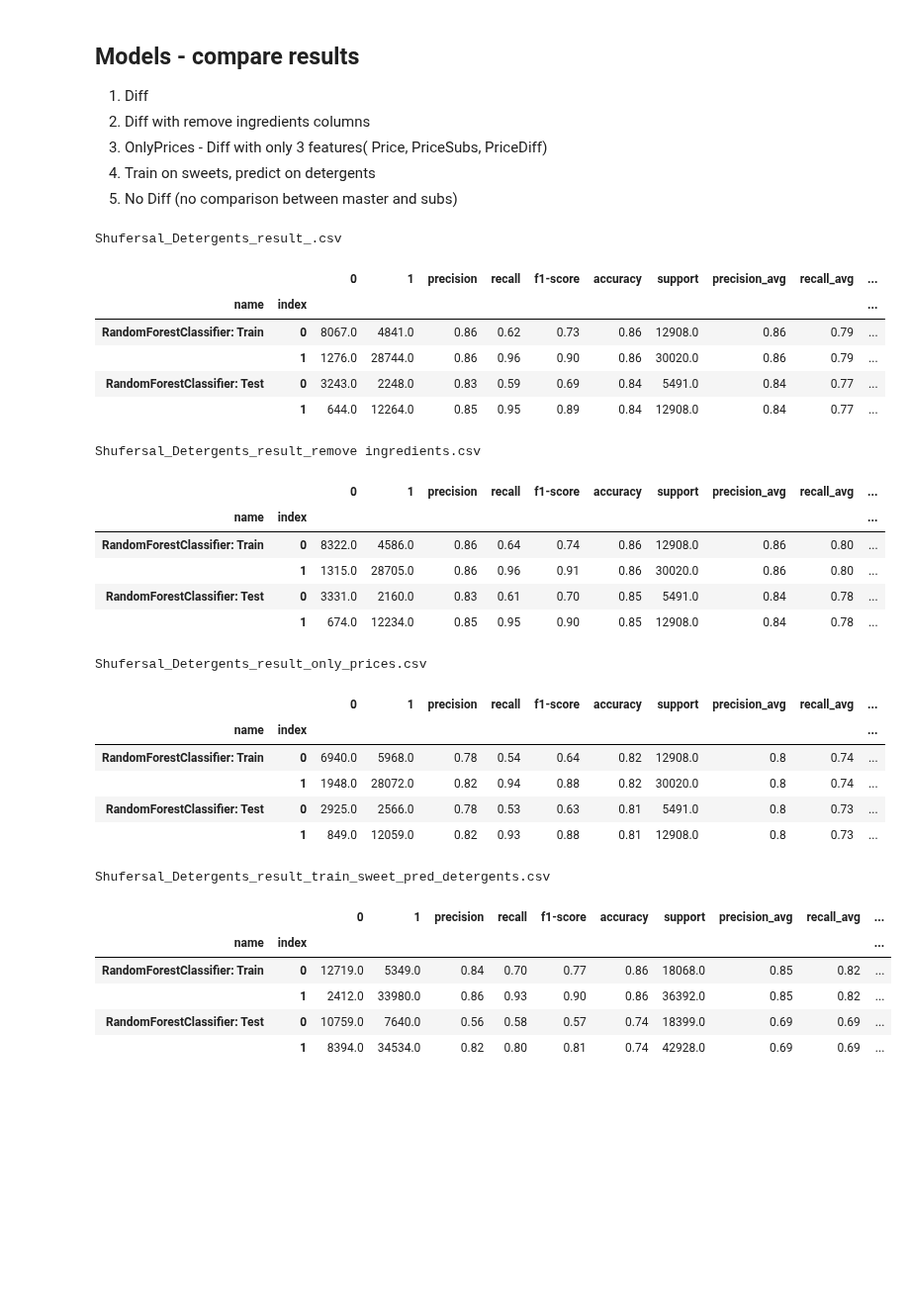
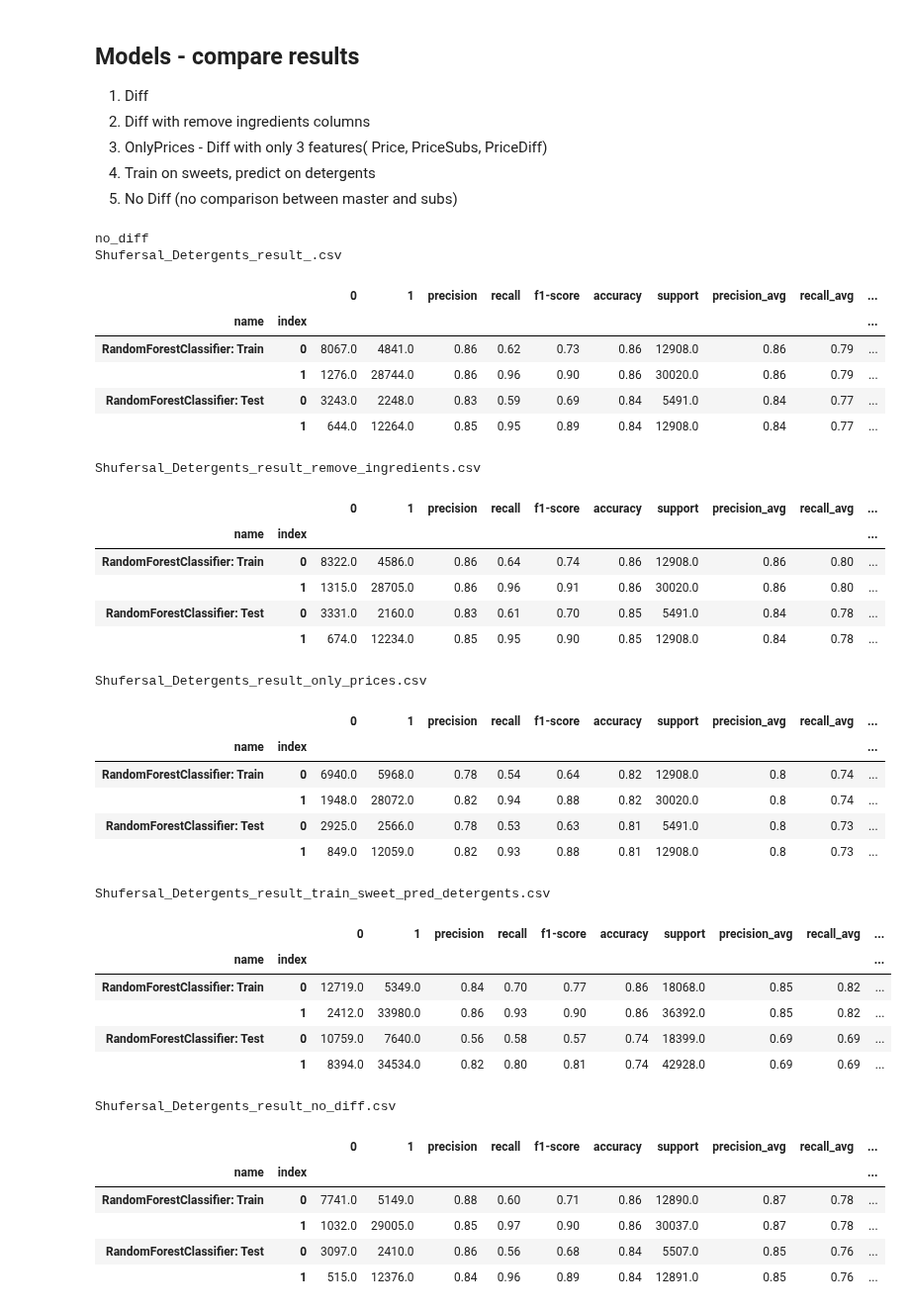
Before and after one commit to DanielKorenDataScience/ClassificationProject, a Jupyter notebook: Classification_Project_Shufersal_Detergents.ipynb, the cells around one changed output. Shown at 99% size. Drawn from its saved outputs; the diff is of its cells as text; code cells hidden in the pictures; blank space fills up the shorter version.

```diff
--- a/Classification_Project_Shufersal_Detergents.ipynb
+++ b/Classification_Project_Shufersal_Detergents.ipynb
@@ -566,8 +552,8 @@ def read_results(id='', disp=True, full=False):
     df = pd.read_csv(fname)
   except:
     try:
-      get_raw(fname, 'Results/')
-      df = pd.read_csv(fname)
+      df = get_raw(fname, 'Results/')
+#      df = pd.read_csv(fname)
     except:
       p('No data')
       return
@@ -581,37 +567,45 @@ def read_results(id='', disp=True, full=False):
 # %%
 p(id)
 read_results()
-read_results('remove ingredients')
+read_results('remove_ingredients')
 read_results('only_prices')
 read_results('train_sweet_pred_detergents')
-read_results('no diff')
+read_results('no_diff')
 p()
 # %% [output]
+no_diff
 Shufersal_Detergents_result_.csv
 |  |  | 0 | 1 | precision | recall | f1-score | accuracy | support | precision_avg | recall_avg | ... |
 | name | index |  |  |  |  |  |  |  |  |  | ... |
 | RandomForestClassifier: Train | 0 | 8067.0 | 4841.0 | 0.86 | 0.62 | 0.73 | 0.86 | 12908.0 | 0.86 | 0.79 | ... |
 |  | 1 | 1276.0 | 28744.0 | 0.86 | 0.96 | 0.90 | 0.86 | 30020.0 | 0.86 | 0.79 | ... |
 | RandomForestClassifier: Test | 0 | 3243.0 | 2248.0 | 0.83 | 0.59 | 0.69 | 0.84 | 5491.0 | 0.84 | 0.77 | ... |
 |  | 1 | 644.0 | 12264.0 | 0.85 | 0.95 | 0.89 | 0.84 | 12908.0 | 0.84 | 0.77 | ... |
-Shufersal_Detergents_result_remove ingredients.csv
+Shufersal_Detergents_result_remove_ingredients.csv
 |  |  | 0 | 1 | precision | recall | f1-score | accuracy | support | precision_avg | recall_avg | ... |
 | name | index |  |  |  |  |  |  |  |  |  | ... |
 | RandomForestClassifier: Train | 0 | 8322.0 | 4586.0 | 0.86 | 0.64 | 0.74 | 0.86 | 12908.0 | 0.86 | 0.80 | ... |
 |  | 1 | 1315.0 | 28705.0 | 0.86 | 0.96 | 0.91 | 0.86 | 30020.0 | 0.86 | 0.80 | ... |
 | RandomForestClassifier: Test | 0 | 3331.0 | 2160.0 | 0.83 | 0.61 | 0.70 | 0.85 | 5491.0 | 0.84 | 0.78 | ... |
 |  | 1 | 674.0 | 12234.0 | 0.85 | 0.95 | 0.90 | 0.85 | 12908.0 | 0.84 | 0.78 | ... |
 Shufersal_Detergents_result_only_prices.csv
 |  |  | 0 | 1 | precision | recall | f1-score | accuracy | support | precision_avg | recall_avg | ... |
 | name | index |  |  |  |  |  |  |  |  |  | ... |
 | RandomForestClassifier: Train | 0 | 6940.0 | 5968.0 | 0.78 | 0.54 | 0.64 | 0.82 | 12908.0 | 0.8 | 0.74 | ... |
 |  | 1 | 1948.0 | 28072.0 | 0.82 | 0.94 | 0.88 | 0.82 | 30020.0 | 0.8 | 0.74 | ... |
 | RandomForestClassifier: Test | 0 | 2925.0 | 2566.0 | 0.78 | 0.53 | 0.63 | 0.81 | 5491.0 | 0.8 | 0.73 | ... |
 |  | 1 | 849.0 | 12059.0 | 0.82 | 0.93 | 0.88 | 0.81 | 12908.0 | 0.8 | 0.73 | ... |
 Shufersal_Detergents_result_train_sweet_pred_detergents.csv
 |  |  | 0 | 1 | precision | recall | f1-score | accuracy | support | precision_avg | recall_avg | ... |
 | name | index |  |  |  |  |  |  |  |  |  | ... |
 | RandomForestClassifier: Train | 0 | 12719.0 | 5349.0 | 0.84 | 0.70 | 0.77 | 0.86 | 18068.0 | 0.85 | 0.82 | ... |
 |  | 1 | 2412.0 | 33980.0 | 0.86 | 0.93 | 0.90 | 0.86 | 36392.0 | 0.85 | 0.82 | ... |
 | RandomForestClassifier: Test | 0 | 10759.0 | 7640.0 | 0.56 | 0.58 | 0.57 | 0.74 | 18399.0 | 0.69 | 0.69 | ... |
 |  | 1 | 8394.0 | 34534.0 | 0.82 | 0.80 | 0.81 | 0.74 | 42928.0 | 0.69 | 0.69 | ... |
+Shufersal_Detergents_result_no_diff.csv
+|  |  | 0 | 1 | precision | recall | f1-score | accuracy | support | precision_avg | recall_avg | ... |
+| name | index |  |  |  |  |  |  |  |  |  | ... |
+| RandomForestClassifier: Train | 0 | 7741.0 | 5149.0 | 0.88 | 0.60 | 0.71 | 0.86 | 12890.0 | 0.87 | 0.78 | ... |
+|  | 1 | 1032.0 | 29005.0 | 0.85 | 0.97 | 0.90 | 0.86 | 30037.0 | 0.87 | 0.78 | ... |
+| RandomForestClassifier: Test | 0 | 3097.0 | 2410.0 | 0.86 | 0.56 | 0.68 | 0.84 | 5507.0 | 0.85 | 0.76 | ... |
+|  | 1 | 515.0 | 12376.0 | 0.84 | 0.96 | 0.89 | 0.84 | 12891.0 | 0.85 | 0.76 | ... |
```
Also changed, not shown: parts of 20 cells of this notebook.
